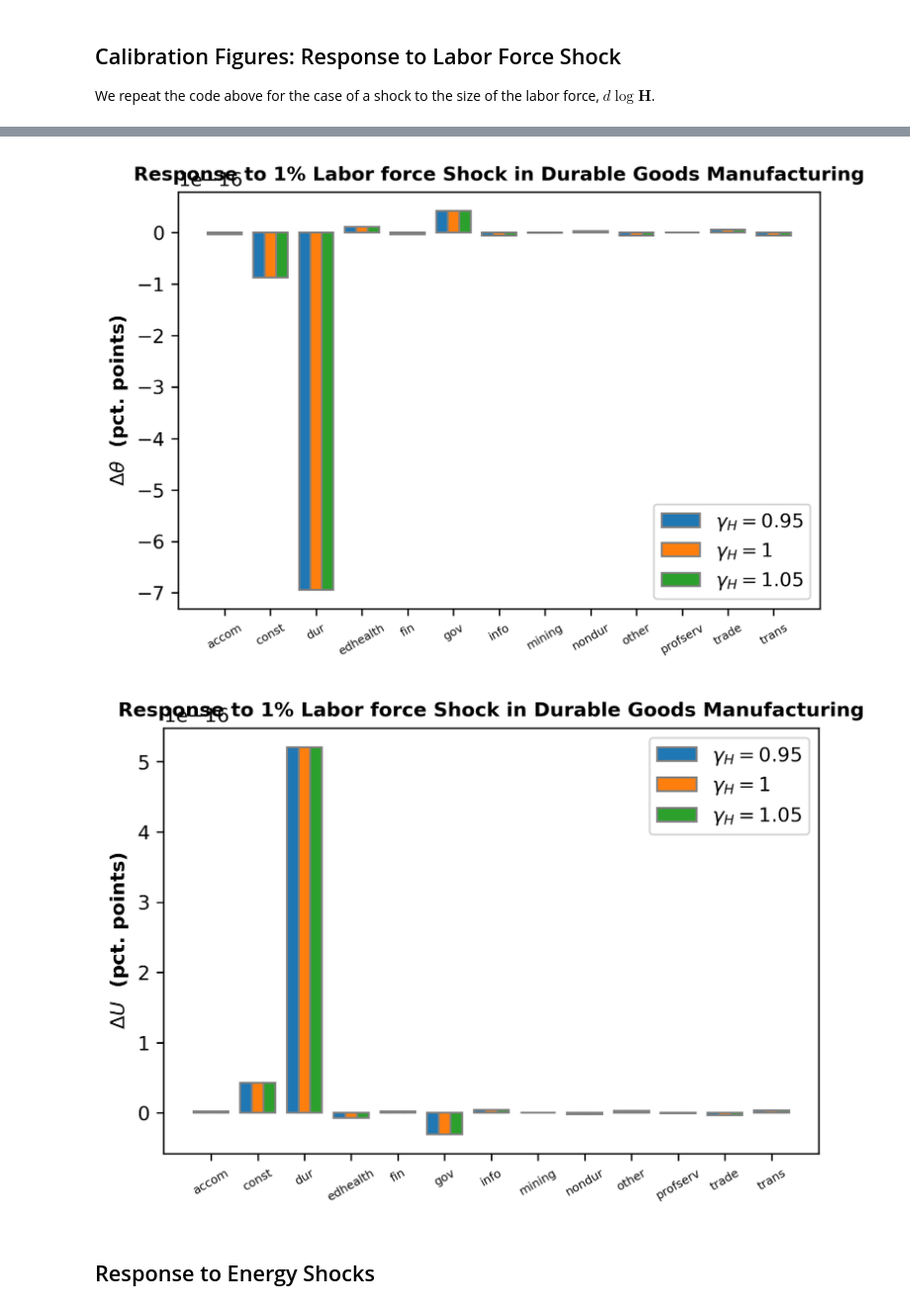
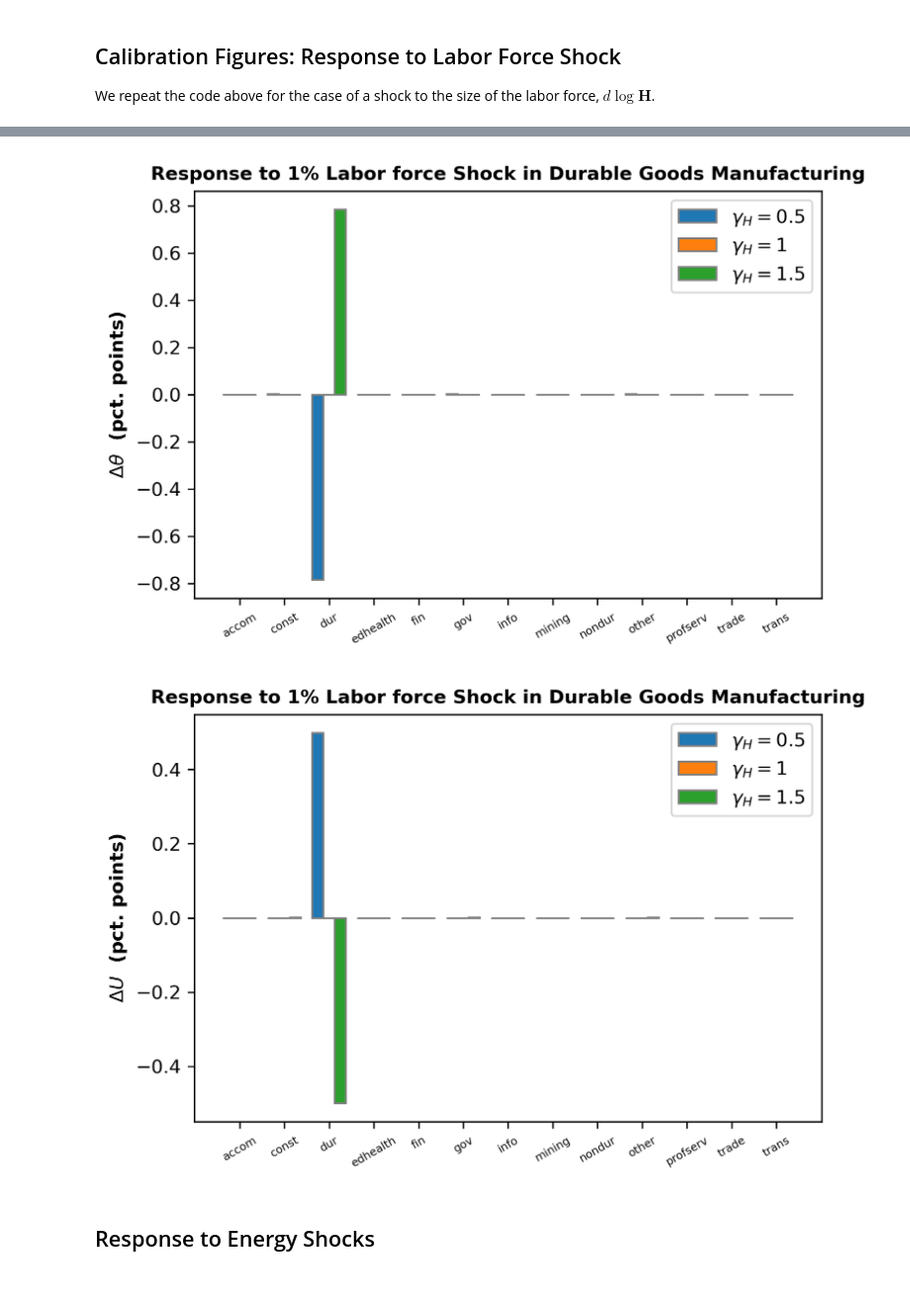
Before and after one commit to hs97/UnemploymentNetwork, a Jupyter notebook: new_code/calib2_energy_shock.ipynb, the cells around one changed output, grey strips where cells are left out. Shown at 99% size. Drawn from its saved outputs; the diff is of its cells as text; code cells hidden in the pictures.

```diff
--- a/new_code/calib2_energy_shock.ipynb
+++ b/new_code/calib2_energy_shock.ipynb
@@ -216,7 +216,7 @@ dlog_K = np.zeros((K, 1))
 curlyE = multi_occupation_network.curlyEFunc(dlog_epsN,epsN)
 
 for i in range(N):
-    epsW_A, epsW_H, epsW_k = multi_occupation_network.WageElasticityFunc(gamma_a_vec[i], 1, 1, Psi, curlyL, epsN, epsK)
+    epsW_A, epsW_H, epsW_K = multi_occupation_network.WageElasticityFunc(gamma_a_vec[i], 1, 1, Psi, curlyL, epsN, epsK)
     dlog_wR = multi_occupation_network.WageFunc(dlog_A, dlog_H, dlog_K, epsW_A, epsW_H, epsW_K)
     dlog_theta = multi_occupation_network.ThetaFunc(dlog_A, dlog_H, dlog_K, dlog_wR, dlog_epsN, dlog_lam, Psi, Omega, curlyF, curlyQ, curlyT, curlyE, curlyL, epsN, epsK)
     dlog_y = multi_occupation_network.OutputFunc(dlog_A,dlog_H, dlog_K, dlog_theta, dlog_lam, Psi, Omega, curlyQ, curlyF, epsN, epsK, curlyT, curlyE)
@@ -229,12 +229,12 @@ plt.plot(gamma_a_vec,100*aggY_vec)
 # %% [markdown]
 Next, we plot responses of sectoral output to technology shocks assuming $\gamma_A = [0.9, 1, 1.1]$.
 # %%
-gamma_A_vec = np.array([0.95,1,1.05])
+gamma_A_vec = np.array([0.5,1,1.5])
 sectorY_vec = np.zeros((J+1, 3))
 occT_vec = np.zeros((O, 3))
 occU_vec = np.zeros((O, 3))
 for i in range(3):
-    epsW_A, epsW_H, epsW_k = multi_occupation_network.WageElasticityFunc(gamma_a_vec[i], 1, 1, Psi, curlyL, epsN, epsK)
+    epsW_A, epsW_H, epsW_K = multi_occupation_network.WageElasticityFunc(gamma_A_vec[i], 1, 1, Psi, curlyL, epsN, epsK)
     dlog_wR = multi_occupation_network.WageFunc(dlog_A, dlog_H, dlog_K, epsW_A, epsW_H, epsW_K)
     dlog_theta = multi_occupation_network.ThetaFunc(dlog_A, dlog_H, dlog_K, dlog_wR, dlog_epsN, dlog_lam, Psi, Omega, curlyF, curlyQ, curlyT, curlyE, curlyL, epsN, epsK)
     occT_vec[:, i] = dlog_theta.flatten()
@@ -279,12 +279,12 @@ dlog_K = np.zeros((K, 1))
 dlog_H[2] = 0.01
 curlyE = multi_occupation_network.curlyEFunc(dlog_epsN,epsN)
 # %%
-gamma_H_vec = np.array([0.95,1,1.05])
+gamma_H_vec = np.array([0.5,1,1.5])
 sectorY_vec = np.zeros((J+1,3))
 occT_vec = np.zeros((O,3))
 occU_vec = np.zeros((O,3))
 for i in range(3):
-    epsW_A, epsW_H, epsW_k = multi_occupation_network.WageElasticityFunc(gamma_a_vec[i], 1, 1, Psi, curlyL, epsN, epsK)
+    epsW_A, epsW_H, epsW_K = multi_occupation_network.WageElasticityFunc(1, gamma_H_vec[i], 1, Psi, curlyL, epsN, epsK)
     dlog_wR = multi_occupation_network.WageFunc(dlog_A, dlog_H, dlog_K, epsW_A, epsW_H, epsW_K)
     dlog_theta = multi_occupation_network.ThetaFunc(dlog_A, dlog_H, dlog_K, dlog_wR, dlog_epsN, dlog_lam, Psi, Omega, curlyF, curlyQ, curlyT, curlyE, curlyL, epsN, epsK)
     occT_vec[:, i] = dlog_theta.flatten()
@@ -305,18 +305,18 @@ bar_plot(100*sectorY_vec, sector_names, title, xlab, ylab, labels, save_path, ro
 xlab = ''
 ylab = '$\Delta \\theta$  (pct. points)'
 save_path = f'../output/figures/{sec_to_shock}_A{A_spec}_HshockT_calib2.png'
-labels = ['$\gamma_{H} = 0.95$','$\gamma_{H} = 1$','$\gamma_{H} = 1.05$']
+labels = ['$\gamma_{H} = 0.5$','$\gamma_{H} = 1$','$\gamma_{H} = 1.5$']
 bar_plot(100*occT_vec, occupation_names, title, xlab, ylab, labels, save_path, rotation=30, fontsize=10, barWidth = 0.25, dpi=300)
 # %% [output]
-[figure, old version]
+[figure, new version]
 # %%
 xlab = ''
 ylab = '$\Delta U$  (pct. points)'
 save_path = f'../output/figures/{sec_to_shock}_A{A_spec}_HshockU_calib2.png'
-labels = ['$\gamma_{H} = 0.95$','$\gamma_{H} = 1$','$\gamma_{H} = 1.05$']
+labels = ['$\gamma_{H} = 0.5$','$\gamma_{H} = 1$','$\gamma_{H} = 1.5$']
 bar_plot(100*occU_vec, occupation_names, title, xlab, ylab, labels, save_path, rotation=30, fontsize=10, barWidth = 0.25, dpi=300)
 # %% [output]
-[figure, old version]
+[figure, new version]
 # %% [markdown]
 ## Response to Energy Shocks
 # %%
```
Also changed, not shown: parts of 10 cells of this notebook, 10 other files.
